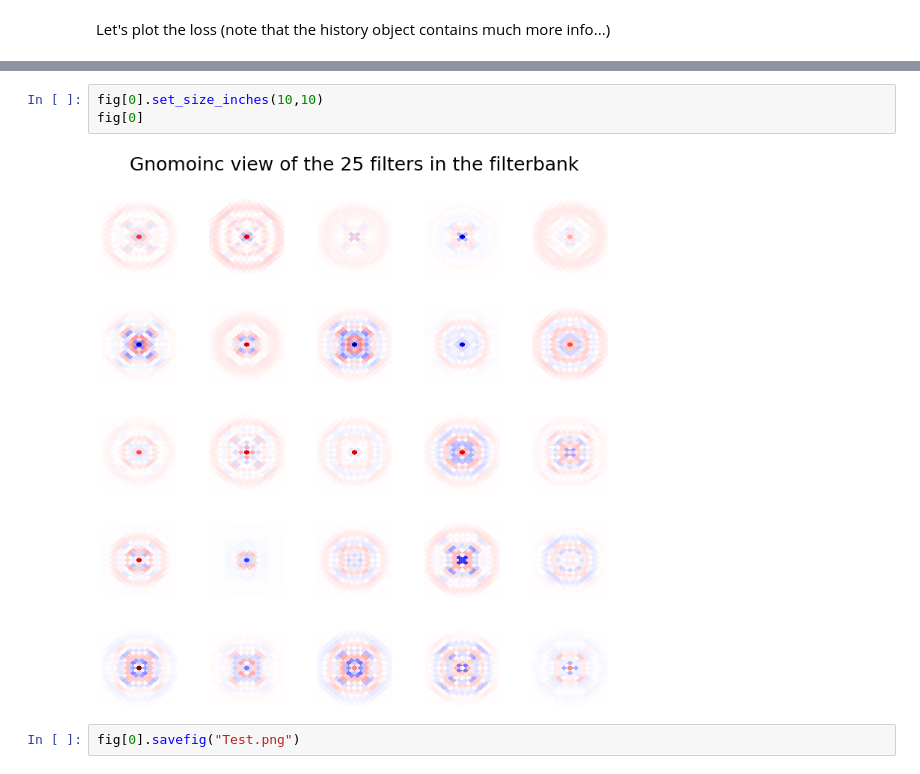
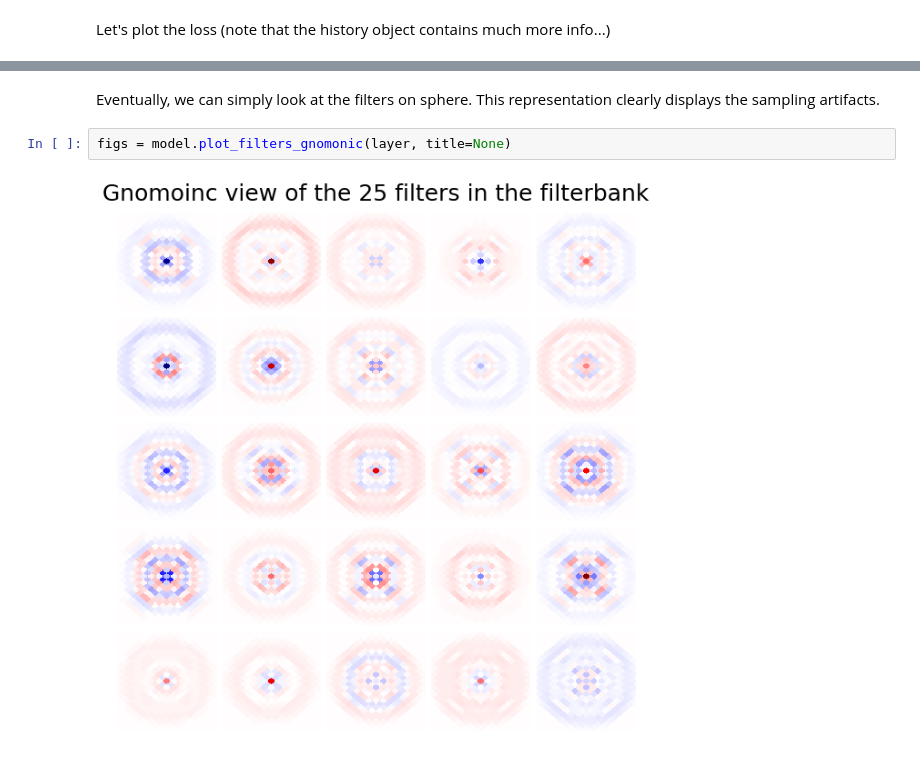
Before and after one commit to deepsphere/deepsphere-cosmo-tf2, a Jupyter notebook: Examples/Quick_Start.ipynb, the cells around one changed output, grey strips where cells are left out. Cells and saved outputs as stored; diff of their text form.

```diff
--- a/Examples/Quick_Start.ipynb
+++ b/Examples/Quick_Start.ipynb
@@ -188,7 +183,6 @@ fig[0].savefig("Test.png")
-# %%
-fig[0].set_size_inches(10,10)
-fig[0]
-# %% [output]
-[figure, removed]
-# %%
-fig[0].savefig("Test.png")
+# %% [markdown]
+Eventually, we can simply look at the filters on sphere. This representation clearly displays the sampling artifacts.
+# %%
+figs = model.plot_filters_gnomonic(layer, title=None)
+# %% [output]
+[figure, added]
```
Also changed, not shown: parts of 13 cells of this notebook.
